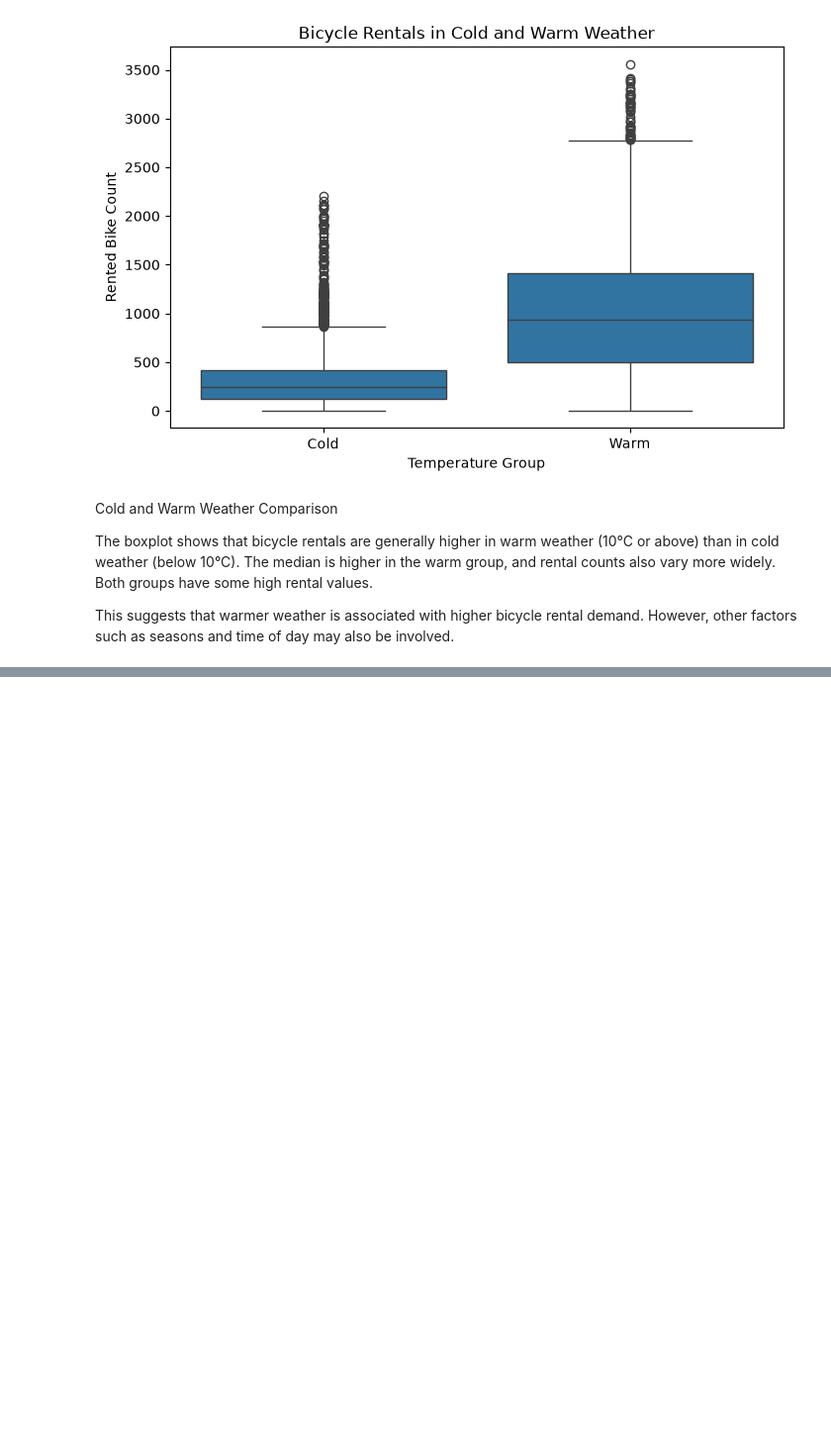
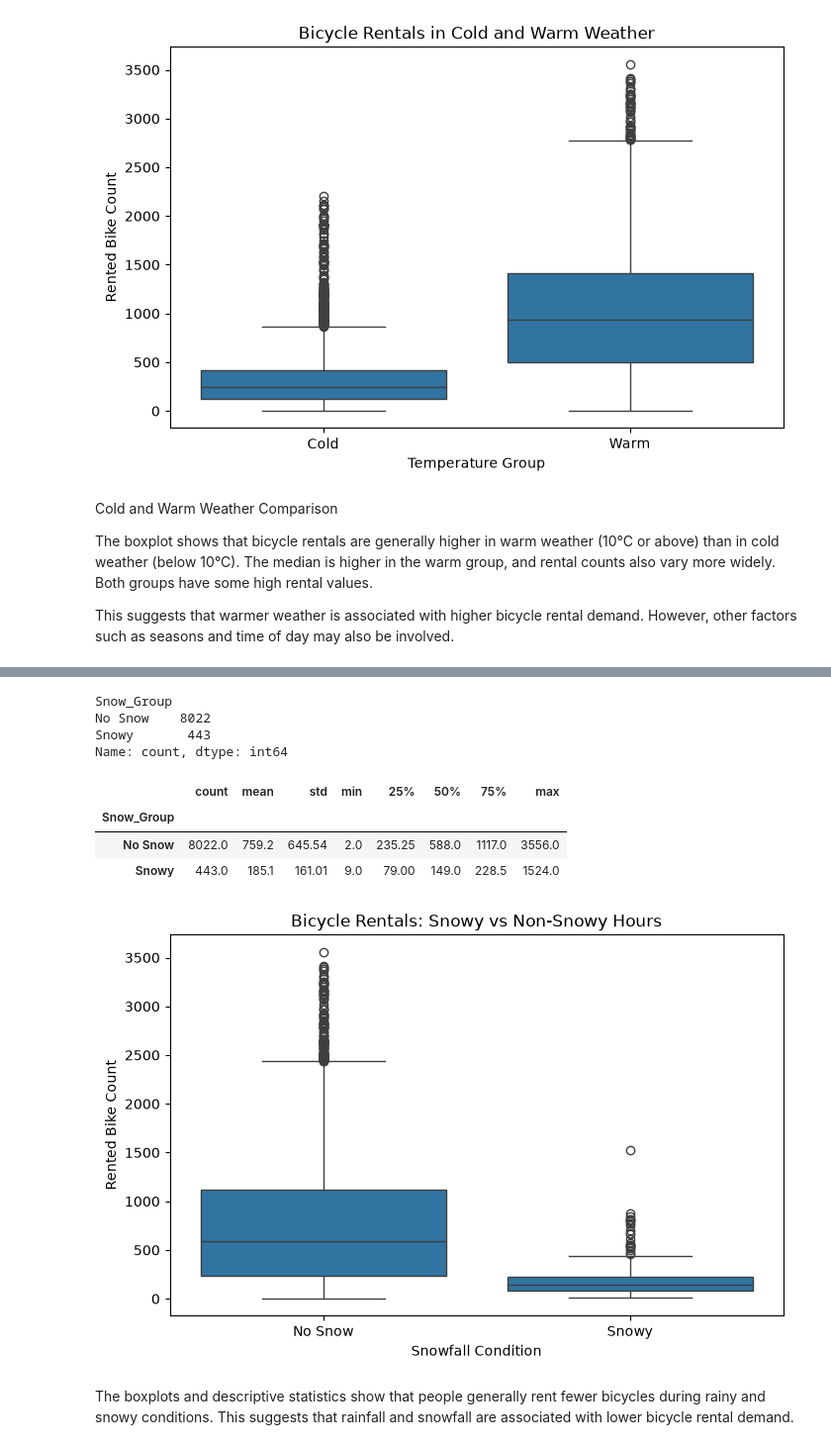
Before and after one commit to Munkhzaya-pom/statistic-sep-26, a Jupyter notebook: CA2_stats_sep_26/CA2_stats_sep_26.ipynb, the cells around one changed output, grey strips where cells are left out. Shown at 99% size. Drawn from its saved outputs; the diff is of its cells as text; code cells hidden in the pictures; blank space fills up the shorter version.

```diff
--- a/CA2_stats_sep_26/CA2_stats_sep_26.ipynb
+++ b/CA2_stats_sep_26/CA2_stats_sep_26.ipynb
@@ -475,0 +534,36 @@ This suggests that warmer weather is associated with higher bicycle rental deman
+# %%
+#create snowy and non-snowy groups
+
+df_active["Snow_Group"] = np.where(df_active["Snowfall (cm)"] > 0,"Snowy","No Snow")
+
+df_active["Snow_Group"].value_counts()
+# %% [output]
+Snow_Group
+No Snow    8022
+Snowy       443
+Name: count, dtype: int64
+# %%
+# Compare bicycle rentals in snowy and non-snowy hours
+
+df_active.groupby("Snow_Group")["Rented Bike Count"].describe().round(2)
+# %% [output]
+|  | count | mean | std | min | 25% | 50% | 75% | max |
+| Snow_Group |  |  |  |  |  |  |  |  |
+| No Snow | 8022.0 | 759.2 | 645.54 | 2.0 | 235.25 | 588.0 | 1117.0 | 3556.0 |
+| Snowy | 443.0 | 185.1 | 161.01 | 9.0 | 79.00 | 149.0 | 228.5 | 1524.0 |
+# %%
+# Bicycle rental comparison by snowfall
+
+plt.figure(figsize = (8, 5))
+
+sns.boxplot(data = df_active,x = "Snow_Group",y = "Rented Bike Count",order = ["No Snow", "Snowy"])
+
+plt.title("Bicycle Rentals: Snowy vs Non-Snowy Hours")
+plt.xlabel("Snowfall Condition")
+plt.ylabel("Rented Bike Count")
+
+plt.show()
+# %% [output]
+[figure, added]
+# %% [markdown]
+The boxplots and descriptive statistics show that people generally rent fewer bicycles during rainy and snowy conditions. This suggests that rainfall and snowfall are associated with lower bicycle rental demand.
```
Also changed, not shown: parts of 6 cells of this notebook.
